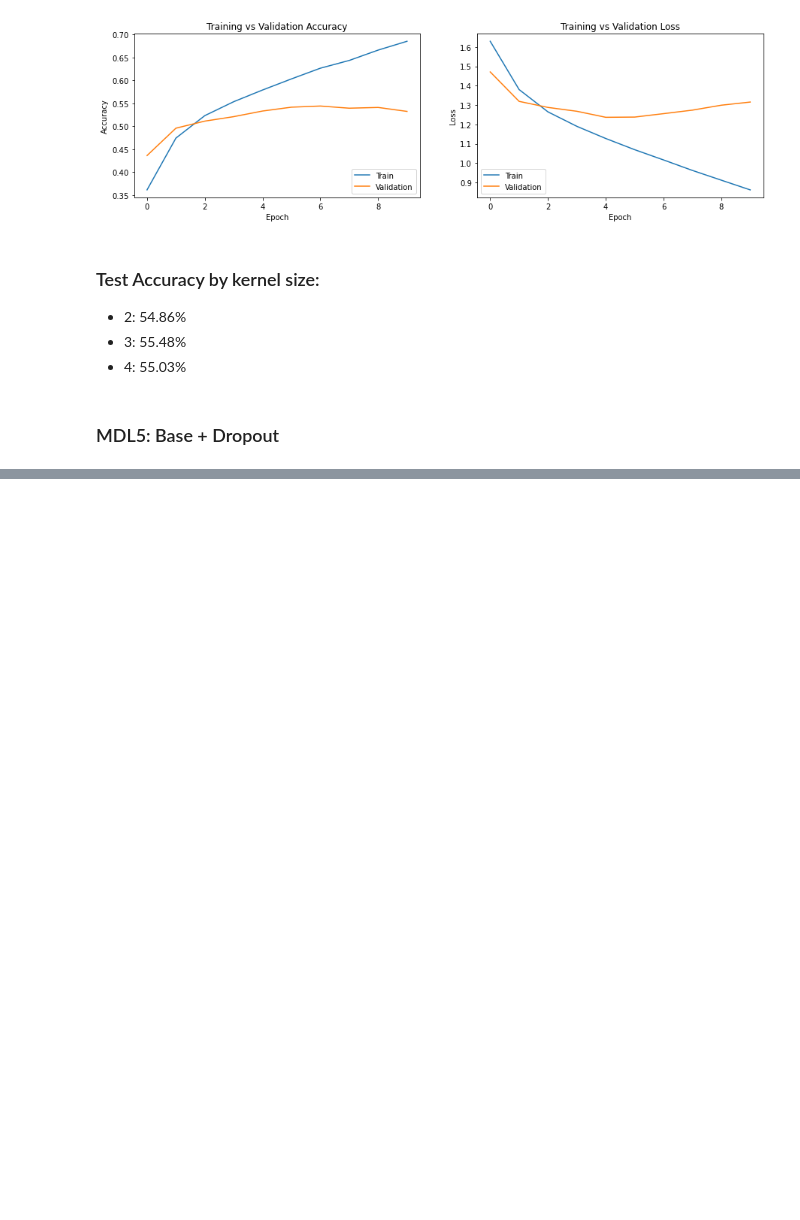
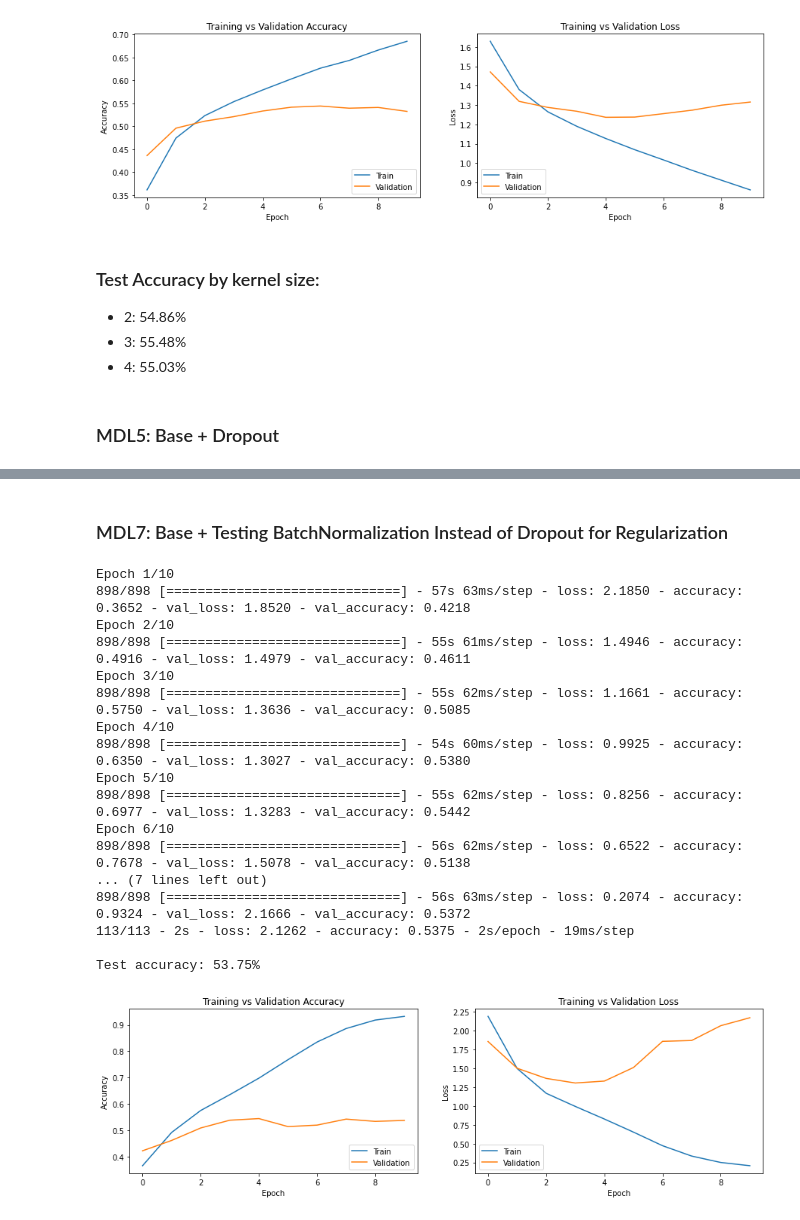
Before and after one commit to chikakoto/facial-expression-recognition, a Jupyter notebook: notebooks/ivan/7.2_im_TensorFlow_new dataset.ipynb, the cells around one changed output, grey strips where cells are left out. Cells and saved outputs as stored; diff of their text form; code cells hidden in the pictures; blank space fills up the shorter version.

```diff
--- a/notebooks/ivan/7.2_im_TensorFlow_new dataset.ipynb
+++ b/notebooks/ivan/7.2_im_TensorFlow_new dataset.ipynb
@@ -492,0 +534,79 @@ Epoch 2/100
+# %% [markdown]
+### MDL7: Base + Testing BatchNormalization Instead of Dropout for Regularization
+# %%
+# creating a sequential model
+mdl7 = Sequential()
+mdl7.add(
+    Conv2D(
+        128, kernel_size = 3,
+        activation='relu',
+        input_shape = (48,48,1),
+        padding='same'))
+mdl7.add(MaxPool2D(
+    pool_size=(2, 2),
+    padding='same'))
+mdl7.add(BatchNormalization())
+
+mdl7.add(
+    Conv2D(
+        128, kernel_size = 3,
+        activation='relu',
+        input_shape = (48,48,1),
+        padding='same'))
+mdl7.add(MaxPool2D(
+    pool_size=(2, 2),
+    padding='same'))
+mdl7.add(BatchNormalization())
+
+mdl7.add(
+    Conv2D(
+        256, kernel_size = 3,
+        activation='relu',
+        input_shape = (48,48,1),
+        padding='same'))
+mdl7.add(MaxPool2D(
+    pool_size=(2, 2),
+    padding='same'))
+mdl7.add(BatchNormalization())
+
+
+mdl7.add(Flatten())
+mdl7.add(Dense(7, activation='softmax'))
+
+# compile the model
+mdl7.compile(
+    optimizer='adam',
+    loss='categorical_crossentropy',
+    metrics=['accuracy'])
+
+mdl7_performance = mdl7.fit(
+    x=train_images,
+    y=y_train,
+    validation_data = (validation_images, y_validation),
+    epochs=10)
+
+#compare how the model performs on the test dataset:
+mdl7_test_loss, mdl7_test_acc = mdl7.evaluate(test_images, y_test, verbose=2)
+print(f'\nTest accuracy: {mdl7_test_acc * 100.0:.2f}%')
+
+# visualize accuracy
+plot_model_accuracy(mdl7_performance)
+# %% [output]
+Epoch 1/10
+898/898 [==============================] - 57s 63ms/step - loss: 2.1850 - accuracy: 0.3652 - val_loss: 1.8520 - val_accuracy: 0.4218
+Epoch 2/10
+898/898 [==============================] - 55s 61ms/step - loss: 1.4946 - accuracy: 0.4916 - val_loss: 1.4979 - val_accuracy: 0.4611
+Epoch 3/10
+898/898 [==============================] - 55s 62ms/step - loss: 1.1661 - accuracy: 0.5750 - val_loss: 1.3636 - val_accuracy: 0.5085
+Epoch 4/10
+898/898 [==============================] - 54s 60ms/step - loss: 0.9925 - accuracy: 0.6350 - val_loss: 1.3027 - val_accuracy: 0.5380
+Epoch 5/10
+898/898 [==============================] - 55s 62ms/step - loss: 0.8256 - accuracy: 0.6977 - val_loss: 1.3283 - val_accuracy: 0.5442
+Epoch 6/10
+898/898 [==============================] - 56s 62ms/step - loss: 0.6522 - accuracy: 0.7678 - val_loss: 1.5078 - val_accuracy: 0.5138
+... (7 lines left out)
+898/898 [==============================] - 56s 63ms/step - loss: 0.2074 - accuracy: 0.9324 - val_loss: 2.1666 - val_accuracy: 0.5372
+113/113 - 2s - loss: 2.1262 - accuracy: 0.5375 - 2s/epoch - 19ms/step
+
+Test accuracy: 53.75%
+[figure, added]
```
Also changed, not shown: parts of 9 cells of this notebook, 1 other file.
